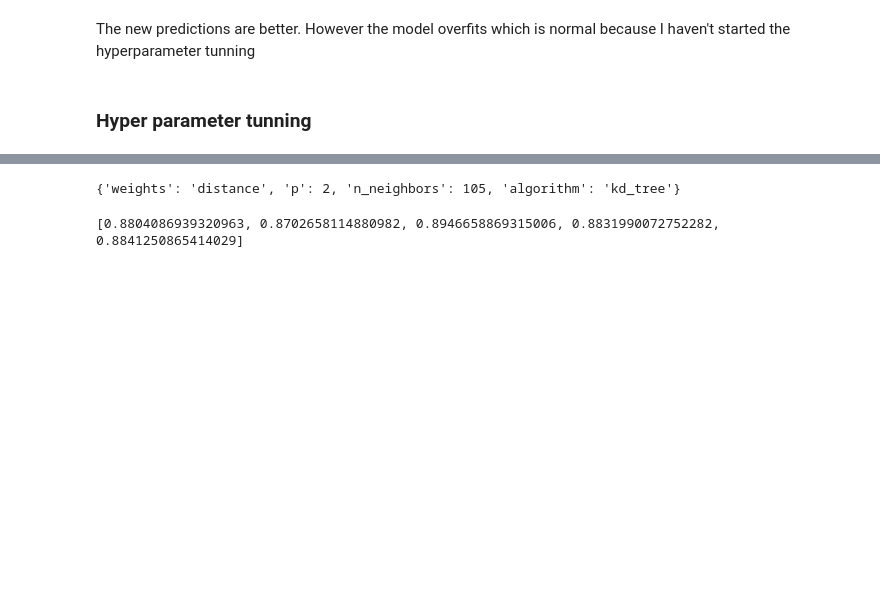
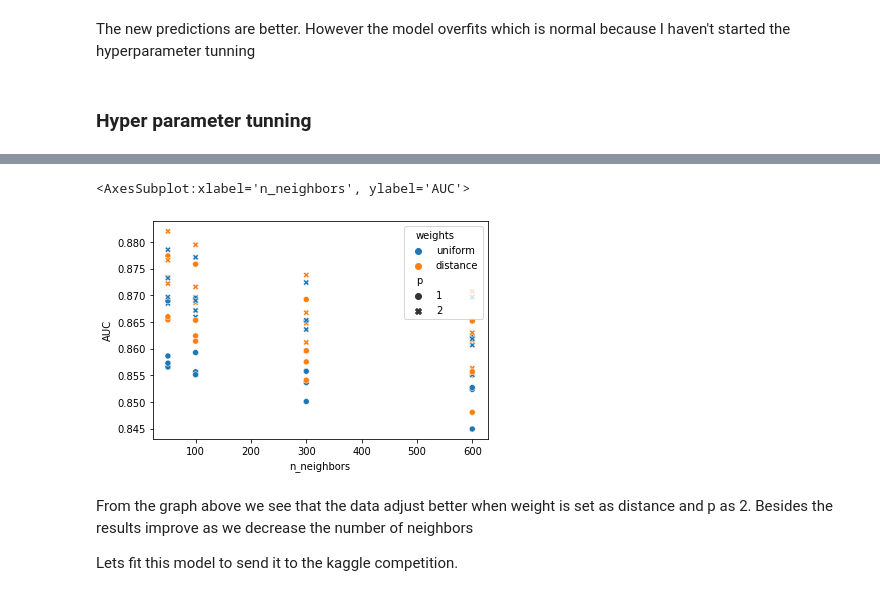
Before and after one commit to andresvBSE/BSE-CML2-P12, a Jupyter notebook: Predictions with KNN and SVM.ipynb, the cells around one changed output, grey strips where cells are left out. Cells and saved outputs as stored; diff of their text form; code cells hidden in the pictures; blank space fills up the shorter version.

```diff
--- a/Predictions with KNN and SVM.ipynb
+++ b/Predictions with KNN and SVM.ipynb
@@ -511,19 +410,0 @@ RandomizedSearchCV(cv=5, estimator=KNeighborsClassifier(), n_iter=5, n_jobs=5,
-# %%
-print(knn_gs2.best_params_)
-# %% [output]
-{'weights': 'distance', 'p': 2, 'n_neighbors': 105, 'algorithm': 'kd_tree'}
-# %%
-model_knn_m2 = KNeighborsClassifier(weights = 'distance', p = 2, n_neighbors = 105, algorithm = 'kd_tree')
-splitter = StratifiedKFold(n_splits=5, random_state=None, shuffle=True)
-
-metrics = []
-for train_index, val_index in splitter.split(train, train[target]):
-    train_df, val_df = train.iloc[train_index], train.iloc[val_index]
-
-    model_knn_m2.fit(train_df[feature_names], train_df[target])
-    predictions = model_knn_m2.predict_proba(val_df[feature_names])
-    metrics.append(roc_auc_score(val_df[target], predictions[:,1]))
-
-print(metrics)
-# %% [output]
-[0.8804086939320963, 0.8702658114880982, 0.8946658869315006, 0.8831990072752282, 0.8841250865414029]
@@ -539,0 +411,9 @@ test_predictions_submit.to_csv("data/outputs/knn_m2.csv", index = False)
+# %%
+sns.scatterplot(x='n_neighbors', y='AUC', hue = 'weights',  style = 'p', data = results_gs_knn1)
+# %% [output]
+<AxesSubplot:xlabel='n_neighbors', ylabel='AUC'>
+[figure, added]
+# %% [markdown]
+From the graph above we see that the data adjust better when weight is set as distance and p as 2. Besides the results improve as we decrease the number of neighbors
+
+Lets fit this model to send it to the kaggle competition.
```
Also changed, not shown: parts of 61 cells of this notebook.
